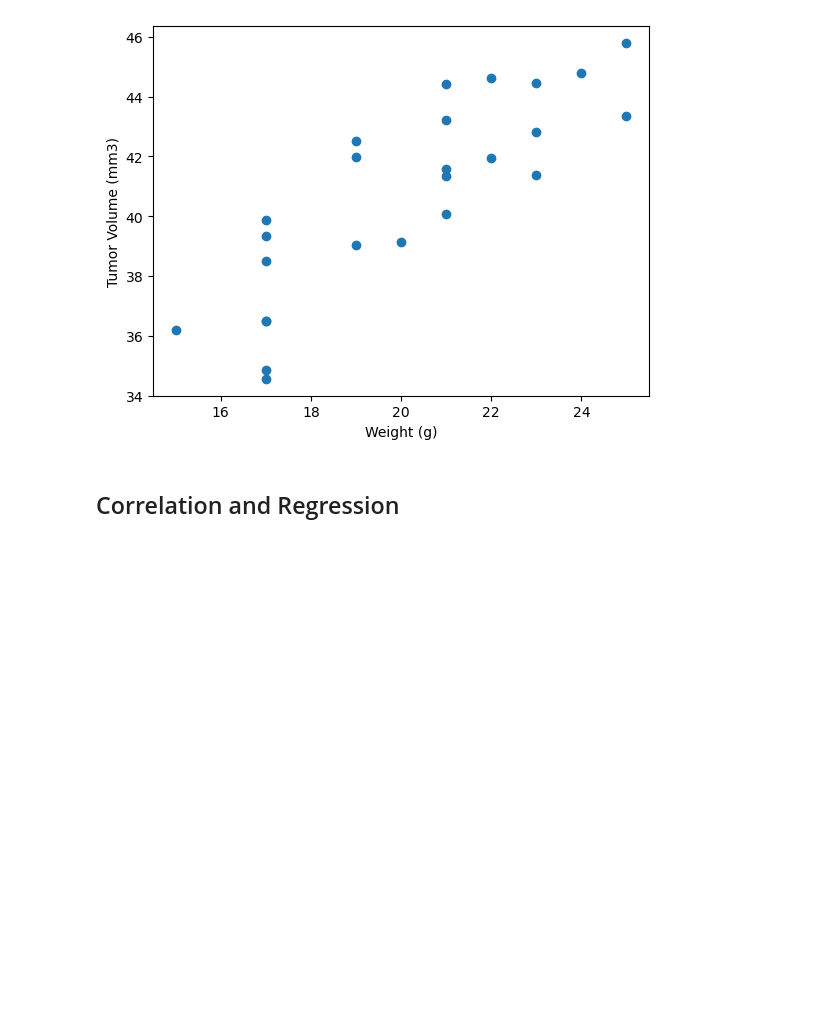
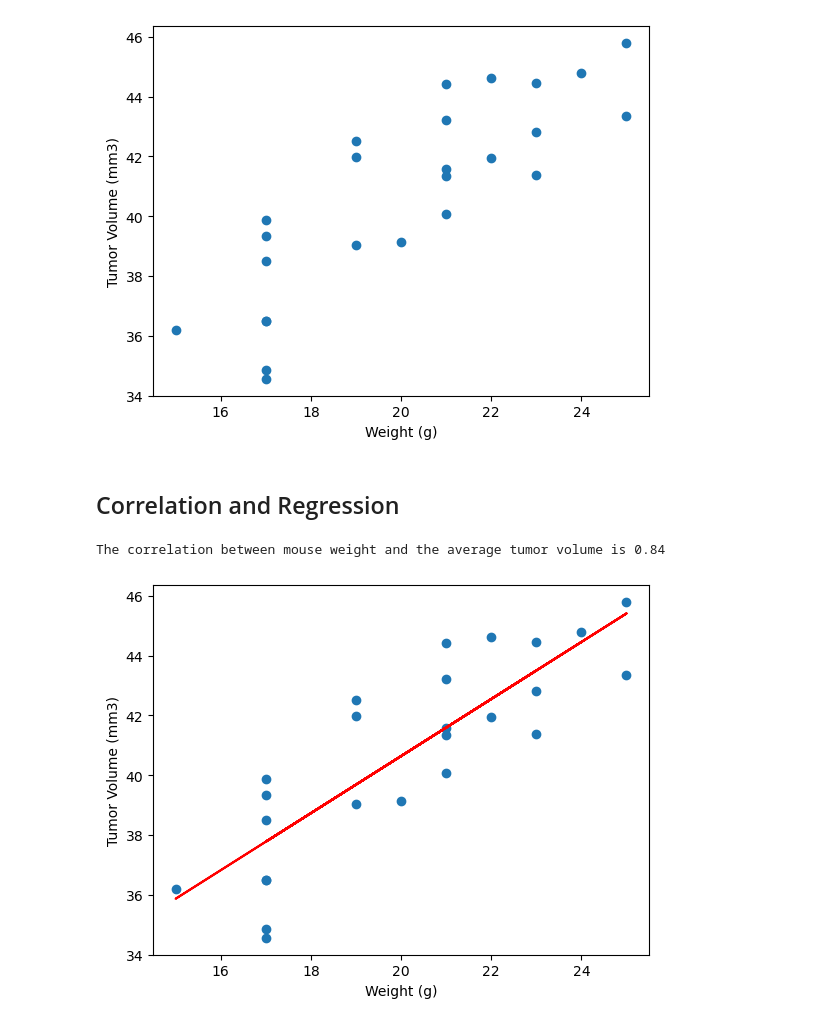
Before and after one commit to Kdata249/Pymaceuticals, a Jupyter notebook: 05-Data-Visualization/Starter_Code/Pymaceuticals_HW/pymaceuticals_starter.ipynb, the cells around one changed output. Saved outputs shown, nothing was run; the diff lists cells and outputs as text; code cells hidden in the pictures; blank space fills up the shorter version.

```diff
--- a/05-Data-Visualization/Starter_Code/Pymaceuticals_HW/pymaceuticals_starter.ipynb
+++ b/05-Data-Visualization/Starter_Code/Pymaceuticals_HW/pymaceuticals_starter.ipynb
@@ -340,0 +324,21 @@ Text(0, 0.5, 'Tumor Volume (mm3)')
+# %%
+# Calculate the correlation coefficient and a linear regression model
+# for mouse weight and average observed tumor volume for the entire Capomulin regimen
+x_value_wt = capomulin_average['Weight (g)']
+y_value_wt = capomulin_average['Tumor Volume (mm3)']
+
+correlation_co = st.pearsonr(x_value_wt, y_value_wt)
+print(f'The correlation between mouse weight and the average tumor volume is {round(correlation_co[0],2)}')
+
+(slope, intercept, rvalue, pvalue, stderr) = linregress(x_value_wt, y_value_wt)
+regress_values = x_value_wt * slope + intercept
+line_eq = "y = " + str(round(slope,2)) + "x + " + str(round(intercept,2))
+plt.scatter(x_value_wt,y_value_wt)
+plt.plot(x_value_wt,regress_values,"r-")
+plt.annotate(line_eq,(5.8,0.8),fontsize=15,color="red")
+plt.xlabel('Weight (g)')
+plt.ylabel('Tumor Volume (mm3)')
+plt.show()
+# %% [output]
+The correlation between mouse weight and the average tumor volume is 0.84
+[figure, added]
```
Also changed, not shown: parts of 4 cells of this notebook.
